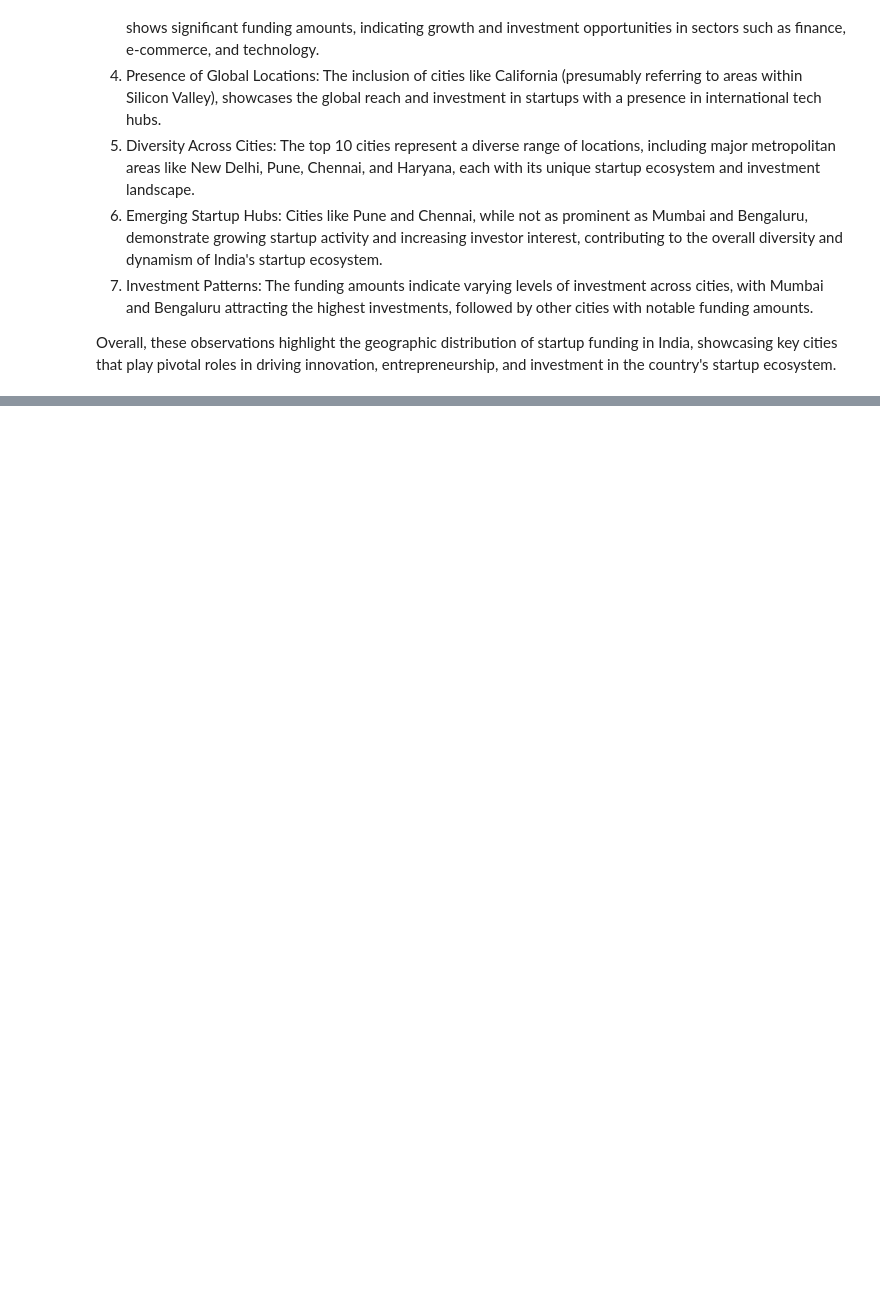
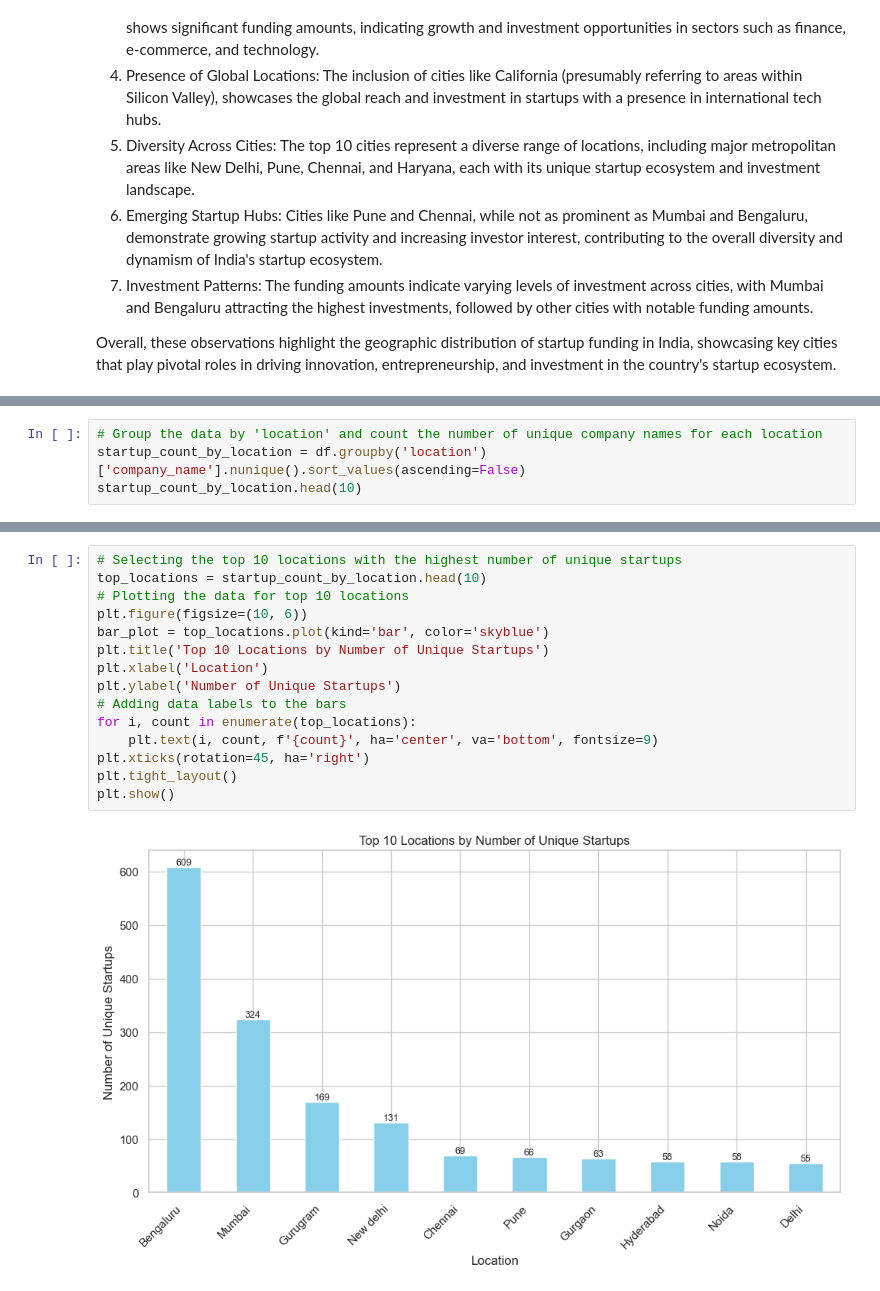
Before and after one commit to wamathaiwandeto/Indian-Startup-Ecosystem, a Jupyter notebook: project.ipynb, the cells around one changed output, grey strips where cells are left out. Drawn from its saved outputs; the diff is of its cells as text; blank space fills up the shorter version.

```diff
--- a/project.ipynb
+++ b/project.ipynb
@@ -1733,0 +1736,4 @@ Overall, these observations highlight the geographic distribution of startup fun
+# %%
+# Group the data by 'location' and count the number of unique company names for each location
+startup_count_by_location = df.groupby('location')['company_name'].nunique().sort_values(ascending=False)
+startup_count_by_location.head(10)
@@ -1733,0 +1753,17 @@ Overall, these observations highlight the geographic distribution of startup fun
+# %%
+# Selecting the top 10 locations with the highest number of unique startups
+top_locations = startup_count_by_location.head(10)
+# Plotting the data for top 10 locations
+plt.figure(figsize=(10, 6))
+bar_plot = top_locations.plot(kind='bar', color='skyblue')
+plt.title('Top 10 Locations by Number of Unique Startups')
+plt.xlabel('Location')
+plt.ylabel('Number of Unique Startups')
+# Adding data labels to the bars
+for i, count in enumerate(top_locations):
+    plt.text(i, count, f'{count}', ha='center', va='bottom', fontsize=9)
+plt.xticks(rotation=45, ha='right')
+plt.tight_layout()
+plt.show()
+# %% [output]
+[figure, added]
```
Also changed, not shown: parts of 9 cells of this notebook.
